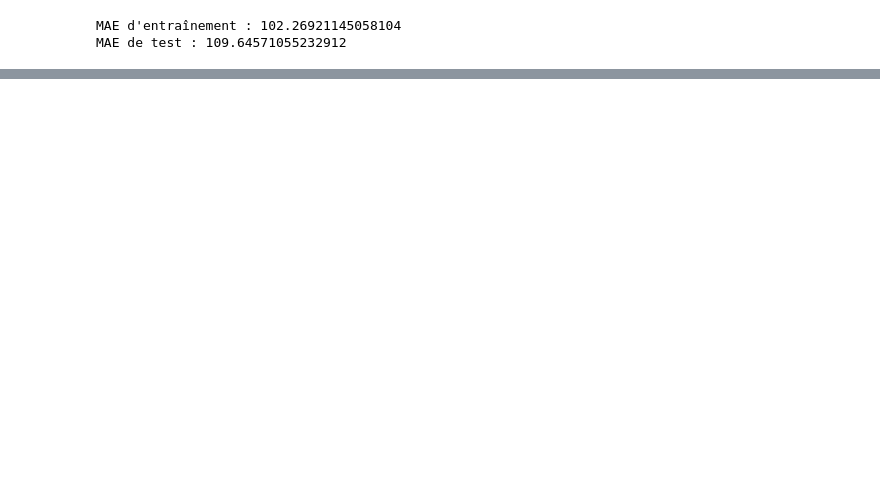
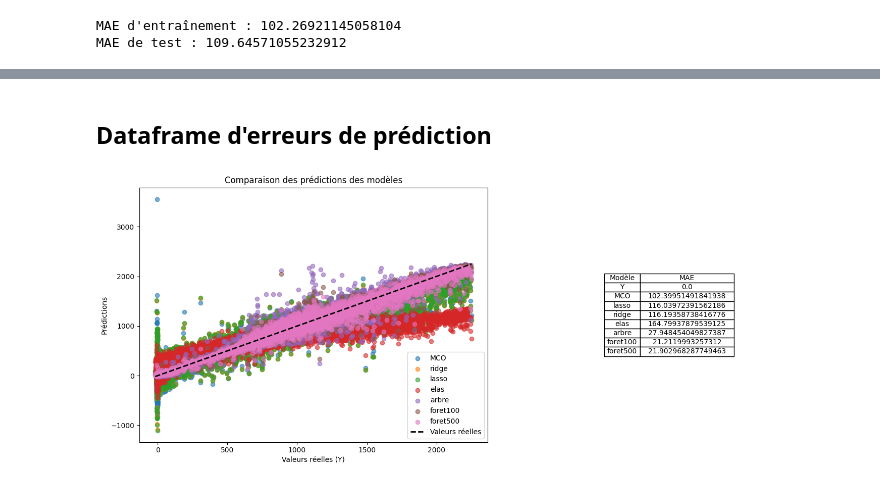
Before and after one commit to GillesBour/formation-data-science, a Jupyter notebook: Datacamp/datacamp.ipynb, the cells around one changed output, grey strips where cells are left out. Saved outputs shown, nothing was run; the diff lists cells and outputs as text; code cells hidden in the pictures; blank space fills up the shorter version.

```diff
--- a/Datacamp/datacamp.ipynb
+++ b/Datacamp/datacamp.ipynb
@@ -245,11 +250,11 @@ PREV = pd.DataFrame(
     }
 )
 
-for i, (train_index, test_index) in enumerate(kf.split(train_df)):
+for i, (train_index, val_index) in enumerate(kf.split(train_df)):
 
     # Séparation des données en train et test
     X_train = train_df.iloc[train_index].drop(["TARGET"], axis=1)
-    X_test = train_df.iloc[test_index].drop(["TARGET"], axis=1)
+    X_val = train_df.iloc[val_index].drop(["TARGET"], axis=1)
     Y_train = train_df.iloc[train_index]["TARGET"]
 
     # Mise à jour de la colonne 'bloc' dans PREV
@@ -258,7 +263,7 @@ for i, (train_index, test_index) in enumerate(kf.split(train_df)):
     # Régression linéaire (MCO)
     reg = LinearRegression()
     reg.fit(X_train, Y_train)
-    PREV.loc[test_index, "MCO"] = reg.predict(X_test)
+    PREV.loc[val_index, "MCO"] = reg.predict(X_val)
 
     # Définition d'un nouveau kf pour la validation croisée de lambda
     kf_lambda = KFold(n_splits=10, shuffle=True, random_state=0)
@@ -267,33 +272,33 @@ for i, (train_index, test_index) in enumerate(kf.split(train_df)):
     lassocv = LassoCV(cv=kf_lambda)
     pipelassocv = Pipeline(steps=[("cr", StandardScaler()), ("lassocv", lassocv)])
     pipelassocv.fit(X_train, Y_train)
-    PREV.loc[test_index, "lasso"] = pipelassocv.predict(X_test)
+    PREV.loc[val_index, "lasso"] = pipelassocv.predict(X_val)
 
     # Ridge avec validation croisée
     grilleridge = lassocv.alphas_ * 100
     ridgecv = RidgeCV(cv=kf_lambda, alphas=grilleridge)
     piperidgecv = Pipeline(steps=[("cr", StandardScaler()), ("ridgecv", ridgecv)])
     piperidgecv.fit(X_train, Y_train)
-    PREV.loc[test_index, "ridge"] = piperidgecv.predict(X_test)
+    PREV.loc[val_index, "ridge"] = piperidgecv.predict(X_val)
 
     # ElasticNet avec validation croisée
     grilleelas = lassocv.alphas_ * 2
     elasticcv = ElasticNetCV(cv=kf_lambda, alphas=grilleelas)
     pipeelasticcv = Pipeline(steps=[("cr", StandardScaler()), ("elasticcv", elasticcv)])
     pipeelasticcv.fit(X_train, Y_train)
-    PREV.loc[test_index, "elas"] = pipeelasticcv.predict(X_test)
+    PREV.loc[val_index, "elas"] = pipeelasticcv.predict(X_val)
 
     # Arbre de décision
     arbre = DecisionTreeRegressor()
     arbre.fit(X_train, Y_train)
-    PREV.loc[test_index, "arbre"] = arbre.predict(X_test)
+    PREV.loc[val_index, "arbre"] = arbre.predict(X_val)
 
     # Forêt aléatoire
     foret = RandomForestRegressor(n_estimators=100)
     foret.fit(X_train, Y_train)
-    PREV.loc[test_index, "foret100"] = foret.predict(X_test)
+    PREV.loc[val_index, "foret100"] = foret.predict(X_val)
 
     # Forêt aléatoire
     foret = RandomForestRegressor(n_estimators=500, max_features=0.3)
     foret.fit(X_train, Y_train)
-    PREV.loc[test_index, "foret500"] = foret.predict(X_test)
+    PREV.loc[val_index, "foret500"] = foret.predict(X_val)
@@ -300,3 +319,20 @@ for i, (train_index, test_index) in enumerate(kf.split(train_df)):
+# %% [markdown]
+## Dataframe d'erreurs de prédiction
+# %%
+# # Calcul des erreurs pour chaque modèle
+Erreur = PREV.copy()
+Erreur = Erreur.drop("bloc", axis=1)
+
+
+def erreur(X, Y):
+    return mean_absolute_error(X,Y)
+
+
+def apply_erreur(RES):
+    return RES.apply(lambda col: erreur(col, RES.iloc[:, 0]), axis=0)
+
+# Affichage des erreurs
+erreurs = apply_erreur(Erreur)
 # %%
 import matplotlib.pyplot as plt
 
@@ -312,31 +348,33 @@ ax[0].plot(
     [PREV["Y"].min(), PREV["Y"].max()],
     "k--",
     lw=2,
     label="Valeurs réelles",
 )
 ax[0].set_xlabel("Valeurs réelles (Y)")
 ax[0].set_ylabel("Prédictions")
 ax[0].set_title("Comparaison des prédictions des modèles")
 ax[0].legend()
 
 # Sous-graphe 2 : Tableau des erreurs
 # Conversion des erreurs en DataFrame pour affichage
 erreurs_df = erreurs.reset_index()
-erreurs_df.columns = ["Modèle", "Erreur quadratique moyenne"]
+erreurs_df.columns = ["Modèle", "MAE"]
 
 # Création du tableau
 ax[1].axis("tight")
 ax[1].axis("off")
 table = ax[1].table(
     cellText=erreurs_df.values,
     colLabels=erreurs_df.columns,
     cellLoc="center",
     loc="center",
 )
 table.auto_set_font_size(False)
 table.set_fontsize(10)
 table.auto_set_column_width(col=list(range(len(erreurs_df.columns))))
 
 # Affichage de la figure
 plt.tight_layout()
 plt.show()
+# %% [output]
+[figure, added]
```
Also changed, not shown: parts of 6 cells of this notebook.
